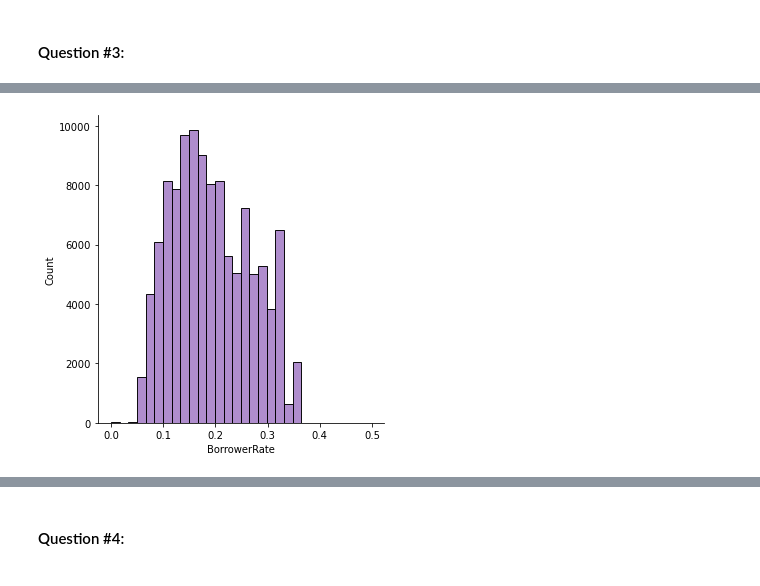
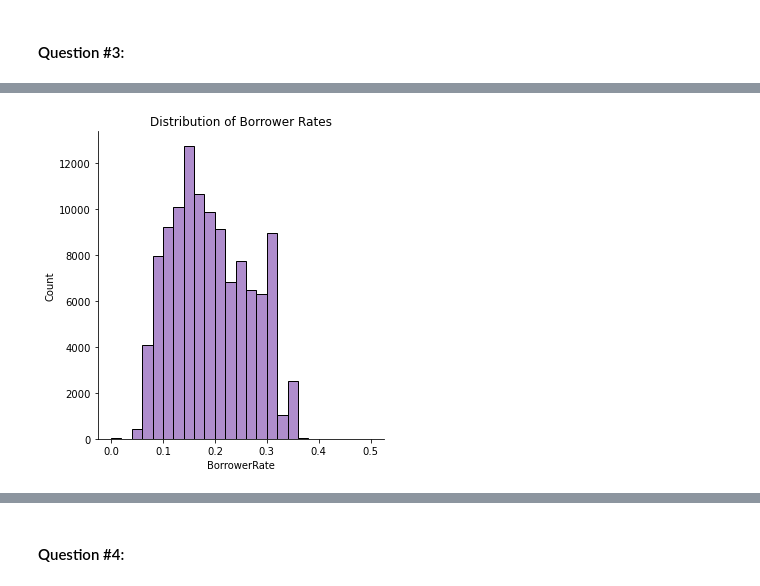
Before and after one commit to zadmainda/exploratory-visuals, a Jupyter notebook: Part_I_exploration.ipynb, the cells around one changed output, grey strips where cells are left out. Saved outputs shown, nothing was run; the diff lists cells and outputs as text; code cells hidden in the pictures.

```diff
--- a/Part_I_exploration.ipynb
+++ b/Part_I_exploration.ipynb
@@ -313,3 +311,5 @@ sorted_credits = ['NC', 'HR', 'E', 'D', 'C', 'B', 'A', 'AA']
+# %%
+sorted_credits = ['AA', 'A', 'B', 'C', 'D', 'E', 'HR', 'NC']
 # %%
 loan_clean['CreditGrade'] = pd.Categorical(loan_clean['CreditGrade'], sorted_credits, ordered=True)
 # %%
@@ -407,5 +421,14 @@ plt.title('Employment Status of Loanees');
+# %%
+#Create bins
+
+bins = np.arange(0, loan_clean['BorrowerRate'].max()+0.01, 0.02)
 # %%
+#plot histogram
 
-sb.displot(loan_clean['BorrowerRate'], bins=30, color=sb.color_palette()[4]);
+sb.displot(
+    loan_clean['BorrowerRate'],
+    bins=bins,
+    color=sb.color_palette()[4]
+        ).set(title='Distribution of Borrower Rates');
 # %% [output]
-[figure, old version]
+[figure, new version]
```
Also changed, not shown: parts of 33 cells of this notebook, 1 other file.
